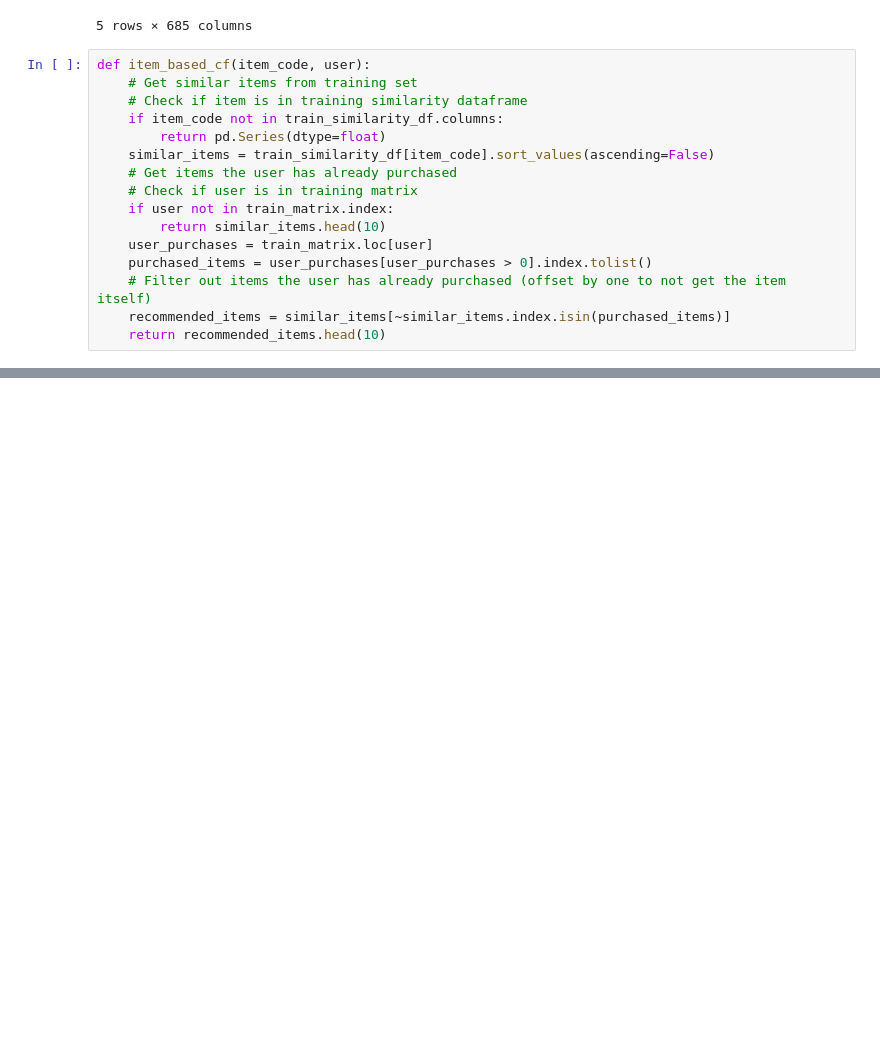
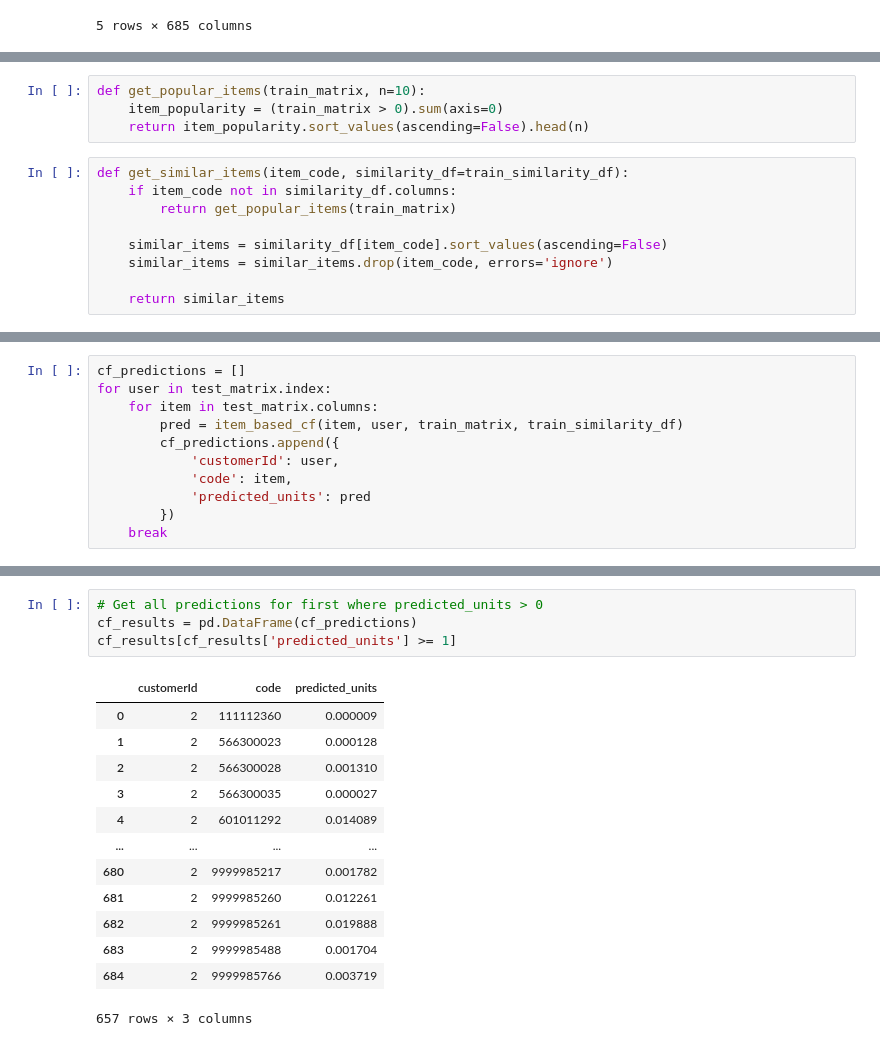
Before and after one commit to medvidov/middleby-DE-test, a Jupyter notebook: middleby_de.ipynb, the cells around one changed output, grey strips where cells are left out. Drawn from its saved outputs; the diff is of its cells as text; blank space fills up the shorter version.

```diff
--- a/middleby_de.ipynb
+++ b/middleby_de.ipynb
@@ -249,19 +280,3 @@ test_similarity_df.head()
 | 566300035 | 0.0 | 0.0 | 0.000000 | 1.0 | 0.000000 | 0.000000 | 0.000000 | 0.000000 | 0.000000 | ... |
 | 601011292 | 0.0 | 0.0 | 0.010143 | 0.0 | 1.000000 | 0.039056 | 0.016434 | 0.051033 | 0.073609 | ... |
 5 rows × 685 columns
-# %%
-def item_based_cf(item_code, user):
-    # Get similar items from training set
-    # Check if item is in training similarity dataframe
-    if item_code not in train_similarity_df.columns:
-        return pd.Series(dtype=float)
-    similar_items = train_similarity_df[item_code].sort_values(ascending=False)
-    # Get items the user has already purchased
-    # Check if user is in training matrix
-    if user not in train_matrix.index:
-        return similar_items.head(10)
-    user_purchases = train_matrix.loc[user]
-    purchased_items = user_purchases[user_purchases > 0].index.tolist()
-    # Filter out items the user has already purchased (offset by one to not get the item itself)
-    recommended_items = similar_items[~similar_items.index.isin(purchased_items)]
-    return recommended_items.head(10)
@@ -282,0 +283,13 @@ Name: 111112360, dtype: float64
+# %%
+def get_popular_items(train_matrix, n=10):
+    item_popularity = (train_matrix > 0).sum(axis=0)
+    return item_popularity.sort_values(ascending=False).head(n)
+# %%
+def get_similar_items(item_code, similarity_df=train_similarity_df):
+    if item_code not in similarity_df.columns:
+        return get_popular_items(train_matrix)
+
+    similar_items = similarity_df[item_code].sort_values(ascending=False)
+    similar_items = similar_items.drop(item_code, errors='ignore')
+
+    return similar_items
@@ -282,0 +361,11 @@ Name: 111112360, dtype: float64
+# %%
+cf_predictions = []
+for user in test_matrix.index:
+    for item in test_matrix.columns:
+        pred = item_based_cf(item, user, train_matrix, train_similarity_df)
+        cf_predictions.append({
+            'customerId': user,
+            'code': item,
+            'predicted_units': pred
+        })
+    break
@@ -282,0 +390,18 @@ Name: 111112360, dtype: float64
+# %%
+# Get all predictions for first where predicted_units > 0
+cf_results = pd.DataFrame(cf_predictions)
+cf_results[cf_results['predicted_units'] >= 1]
+# %% [output]
+|  | customerId | code | predicted_units |
+| 0 | 2 | 111112360 | 0.000009 |
+| 1 | 2 | 566300023 | 0.000128 |
+| 2 | 2 | 566300028 | 0.001310 |
+| 3 | 2 | 566300035 | 0.000027 |
+| 4 | 2 | 601011292 | 0.014089 |
+| ... | ... | ... | ... |
+| 680 | 2 | 9999985217 | 0.001782 |
+| 681 | 2 | 9999985260 | 0.012261 |
+| 682 | 2 | 9999985261 | 0.019888 |
+| 683 | 2 | 9999985488 | 0.001704 |
+| 684 | 2 | 9999985766 | 0.003719 |
+657 rows × 3 columns
```
Also changed, not shown: parts of 15 cells of this notebook.
